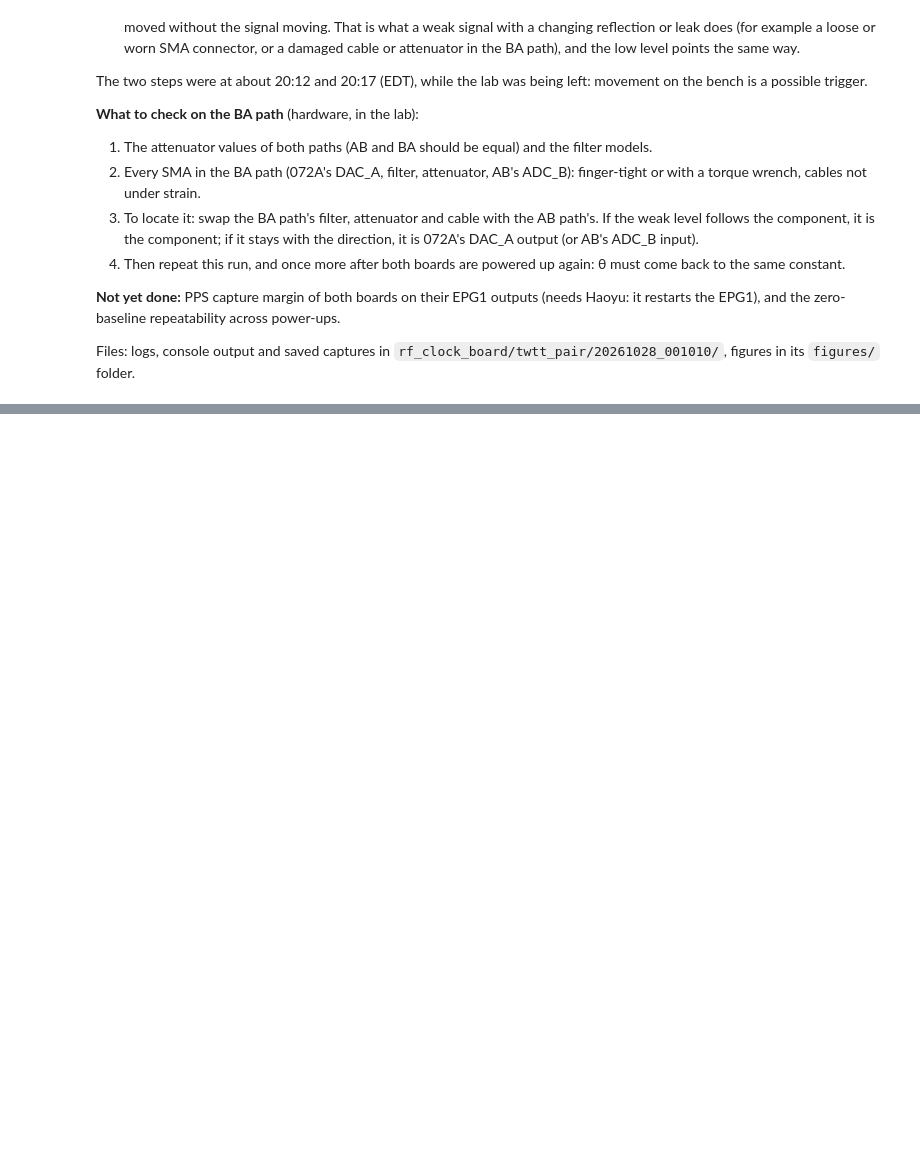
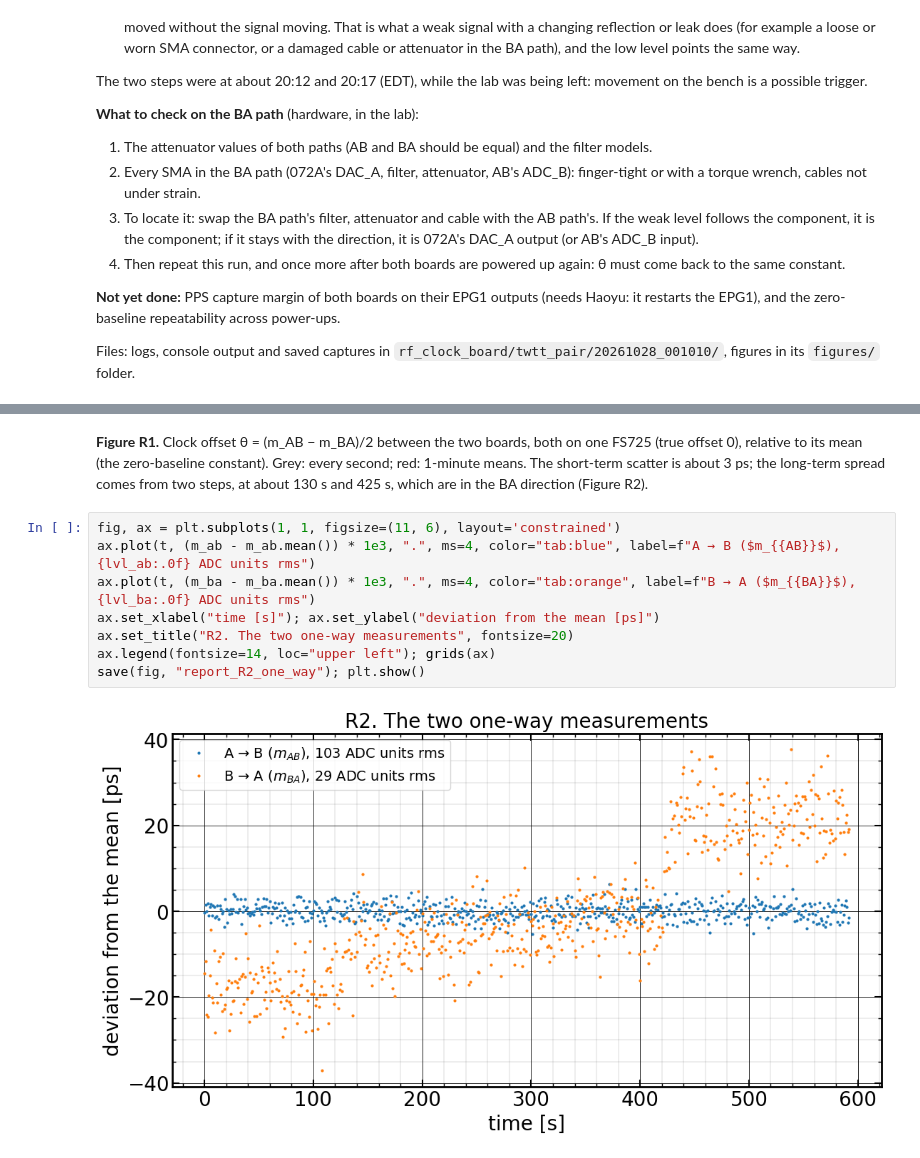
Before and after one commit to felipe-mazzi/PRN, a Jupyter notebook: TWTT_two_board_Oct_27.ipynb, the cells around one changed output, grey strips where cells are left out. Cells and saved outputs as stored; diff of their text form; blank space fills up the shorter version.

```diff
--- a/TWTT_two_board_Oct_27.ipynb
+++ b/TWTT_two_board_Oct_27.ipynb
@@ -466,0 +573,12 @@ Files: logs, console output and saved captures in `rf_clock_board/twtt_pair/2026
+# %% [markdown]
+**Figure R1.** Clock offset θ = (m_AB − m_BA)/2 between the two boards, both on one FS725 (true offset 0), relative to its mean (the zero-baseline constant). Grey: every second; red: 1-minute means. The short-term scatter is about 3 ps; the long-term spread comes from two steps, at about 130 s and 425 s, which are in the BA direction (Figure R2).
+# %%
+fig, ax = plt.subplots(1, 1, figsize=(11, 6), layout='constrained')
+ax.plot(t, (m_ab - m_ab.mean()) * 1e3, ".", ms=4, color="tab:blue", label=f"A → B ($m_{{AB}}$), {lvl_ab:.0f} ADC units rms")
+ax.plot(t, (m_ba - m_ba.mean()) * 1e3, ".", ms=4, color="tab:orange", label=f"B → A ($m_{{BA}}$), {lvl_ba:.0f} ADC units rms")
+ax.set_xlabel("time [s]"); ax.set_ylabel("deviation from the mean [ps]")
+ax.set_title("R2. The two one-way measurements", fontsize=20)
+ax.legend(fontsize=14, loc="upper left"); grids(ax)
+save(fig, "report_R2_one_way"); plt.show()
+# %% [output]
+[figure, added]
```
Also changed, not shown: parts of 11 cells of this notebook, 11 other files.
